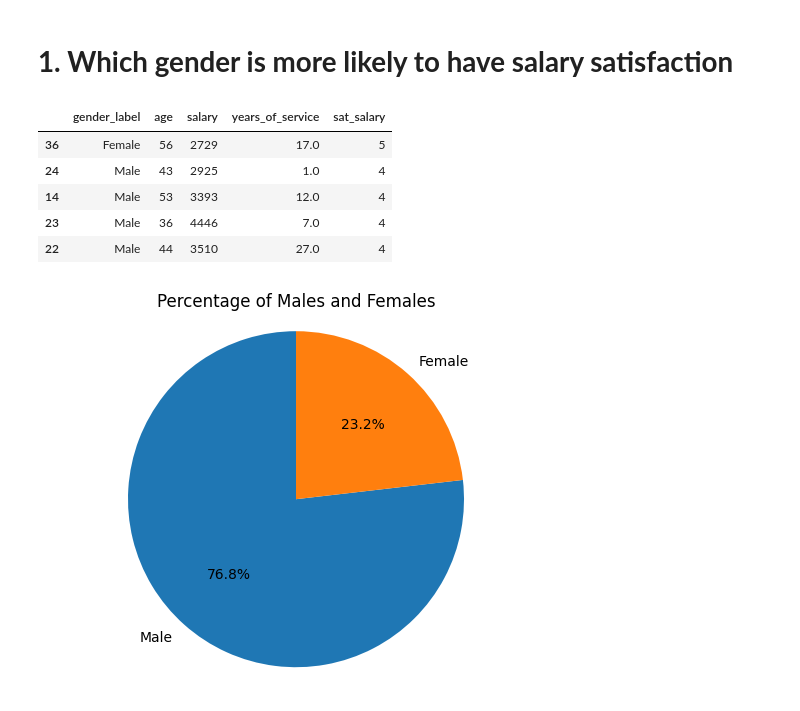
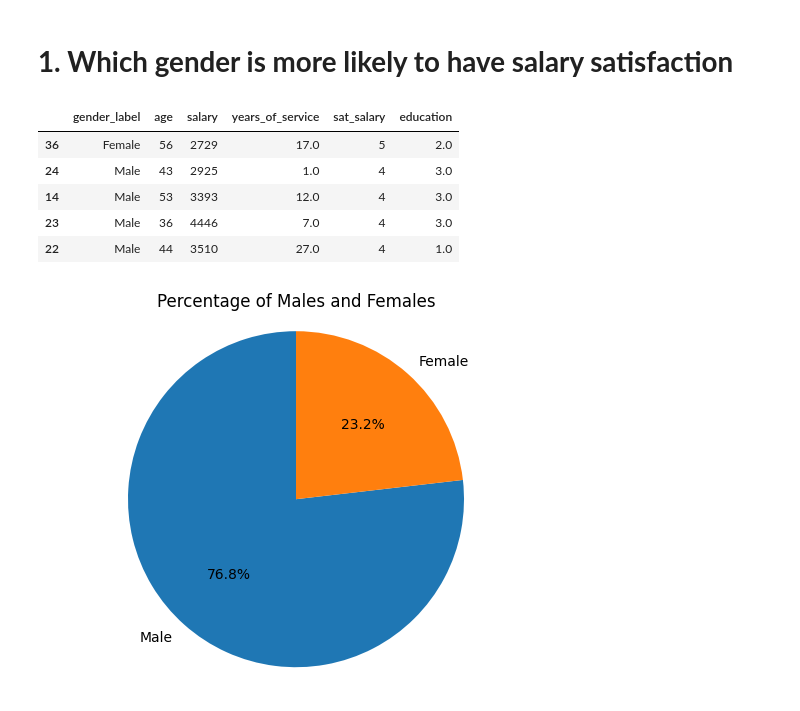
Before and after one commit to lekhangNguyen/Python_Data_Processing, a Jupyter notebook: Data_Processing_with_Python.ipynb, the cells around one changed output. Cells and saved outputs as stored; diff of their text form; code cells hidden in the pictures.

```diff
--- a/Data_Processing_with_Python.ipynb
+++ b/Data_Processing_with_Python.ipynb
@@ -98,18 +99,19 @@ df.describe()
 # %%
 ## mapping gender values for further analysis
 df['gender_label'] = df['gender'].map({1:'Male', 2:'Female'})
+df['education_label'] = df['education'].map({0:'No Degree', 1:'Primary School', 2:'Secondary School', 3:'Bachelor Level', 4:'Master Level'})
 # %% [markdown]
 # **1. Which gender is more likely to have salary satisfaction**
 # %%
 sorted_df = df.sort_values(by=['sat_salary'], ascending=False).head()
-sorted_df[['gender_label','age','salary', 'years_of_service', 'sat_salary']]
+sorted_df[['gender_label','age','salary', 'years_of_service', 'sat_salary','education']]
 # %% [output]
-|  | gender_label | age | salary | years_of_service | sat_salary |
-| 36 | Female | 56 | 2729 | 17.0 | 5 |
-| 24 | Male | 43 | 2925 | 1.0 | 4 |
-| 14 | Male | 53 | 3393 | 12.0 | 4 |
-| 23 | Male | 36 | 4446 | 7.0 | 4 |
-| 22 | Male | 44 | 3510 | 27.0 | 4 |
+|  | gender_label | age | salary | years_of_service | sat_salary | education |
+| 36 | Female | 56 | 2729 | 17.0 | 5 | 2.0 |
+| 24 | Male | 43 | 2925 | 1.0 | 4 | 3.0 |
+| 14 | Male | 53 | 3393 | 12.0 | 4 | 3.0 |
+| 23 | Male | 36 | 4446 | 7.0 | 4 | 3.0 |
+| 22 | Male | 44 | 3510 | 27.0 | 4 | 1.0 |
 # %%
 gender_counts = df['gender_label'].value_counts()
 
```
Also changed, not shown: parts of 10 cells of this notebook.
